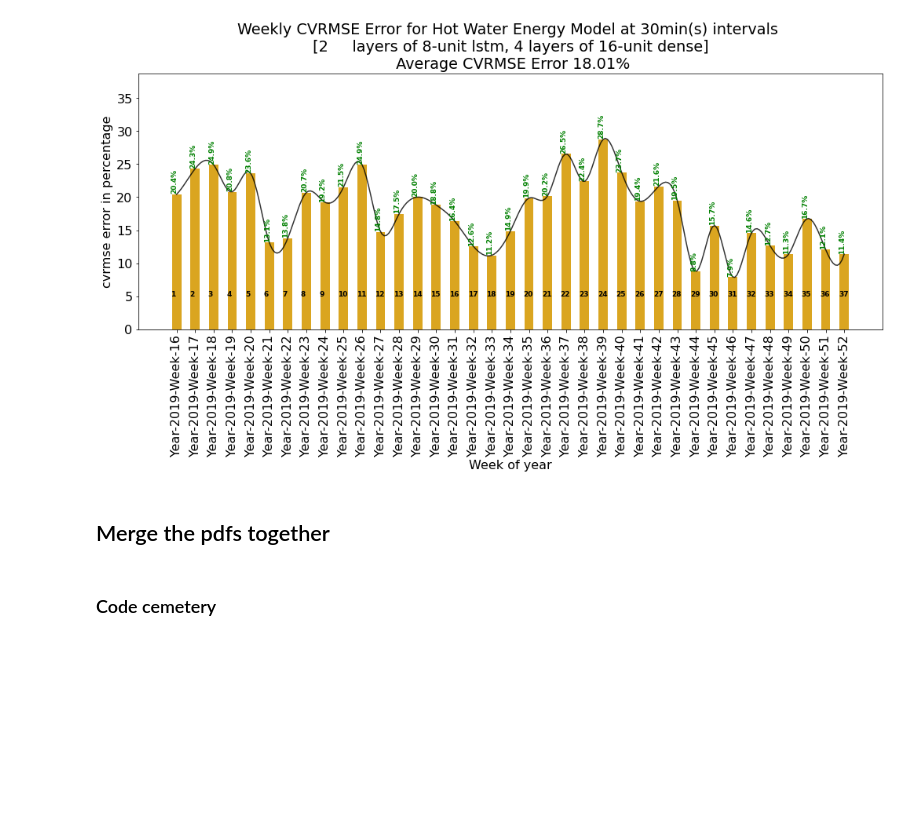
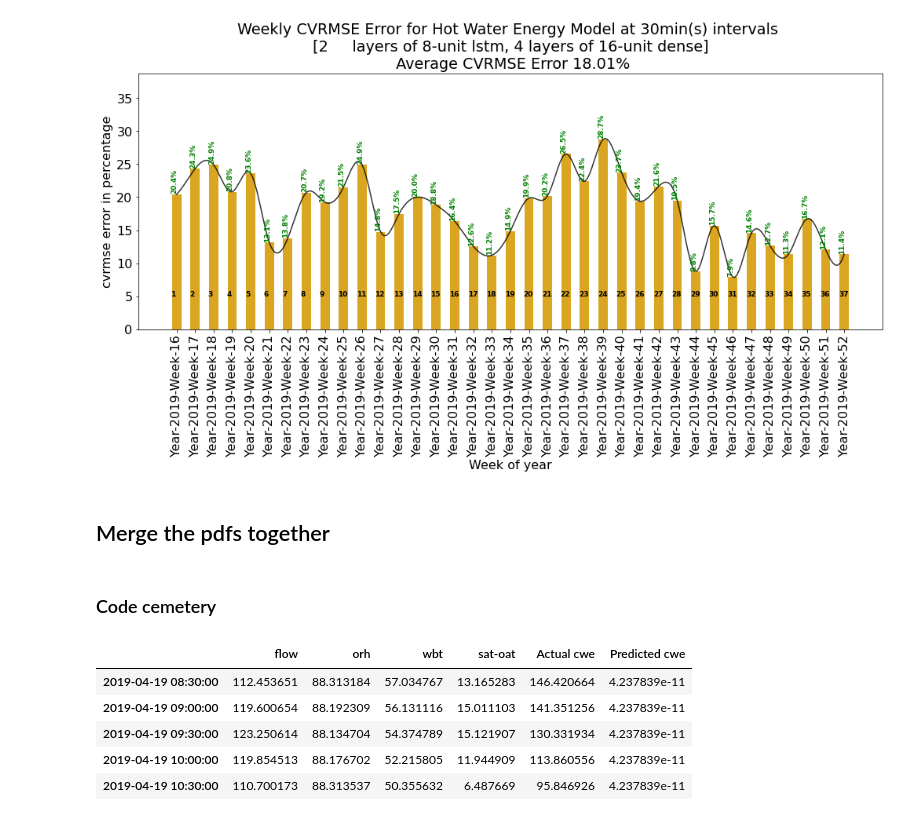
Before and after one commit to AvisekNaug/CDC2020, a Jupyter notebook: notebooks/AHU Batch Learning Cooling Water Energy Model.ipynb, the cells around one changed output. Saved outputs shown, nothing was run; the diff lists cells and outputs as text; code cells hidden in the pictures; blank space fills up the shorter version.

```diff
--- a/notebooks/AHU Batch Learning Cooling Water Energy Model.ipynb
+++ b/notebooks/AHU Batch Learning Cooling Water Energy Model.ipynb
@@ -1052,0 +1059,9 @@ mergedObject.write(path+'DetailedPredvsTarget.pdf')
+# %%
+df.head()
+# %% [output]
+|  | flow | orh | wbt | sat-oat | Actual cwe | Predicted cwe |
+| 2019-04-19 08:30:00 | 112.453651 | 88.313184 | 57.034767 | 13.165283 | 146.420664 | 4.237839e-11 |
+| 2019-04-19 09:00:00 | 119.600654 | 88.192309 | 56.131116 | 15.011103 | 141.351256 | 4.237839e-11 |
+| 2019-04-19 09:30:00 | 123.250614 | 88.134704 | 54.374789 | 15.121907 | 130.331934 | 4.237839e-11 |
+| 2019-04-19 10:00:00 | 119.854513 | 88.176702 | 52.215805 | 11.944909 | 113.860556 | 4.237839e-11 |
+| 2019-04-19 10:30:00 | 110.700173 | 88.313537 | 50.355632 | 6.487669 | 95.846926 | 4.237839e-11 |
```
Also changed, not shown: parts of 2 cells of this notebook, 2 other files.
